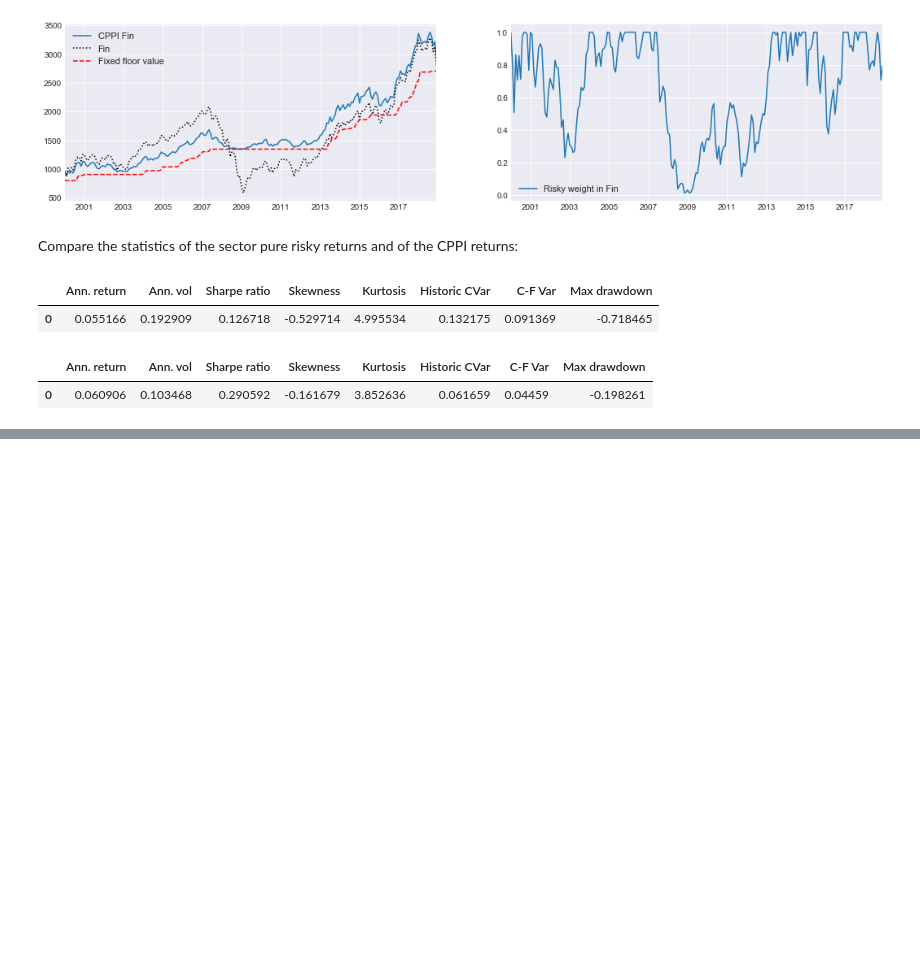
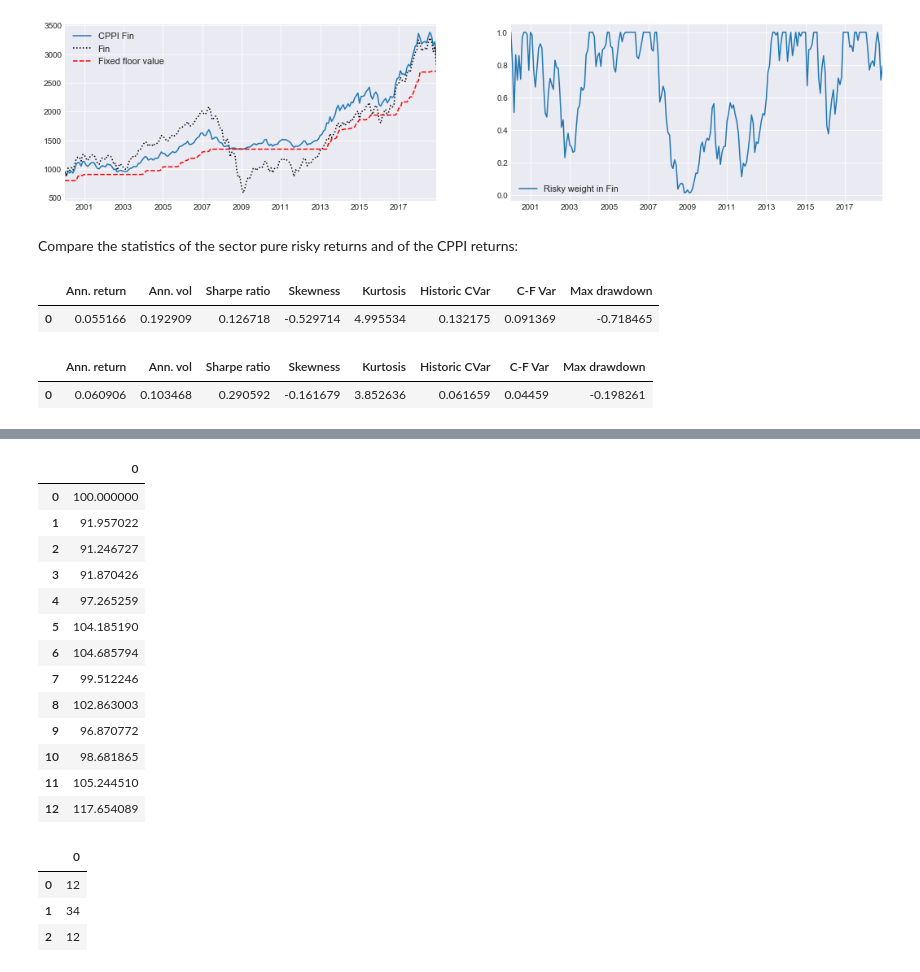
Before and after one commit to z4ir3/finance-courses, a Jupyter notebook: week-3.ipynb, the cells around one changed output, grey strips where cells are left out. Cells and saved outputs as stored; diff of their text form; code cells hidden in the pictures; blank space fills up the shorter version.

```diff
--- a/week-3.ipynb
+++ b/week-3.ipynb
@@ -657,0 +496,25 @@ which are required for the proper backtesting of insurance strategies.
+# %%
+prices
+# %% [output]
+|  | 0 |
+| 0 | 100.000000 |
+| 1 | 91.957022 |
+| 2 | 91.246727 |
+| 3 | 91.870426 |
+| 4 | 97.265259 |
+| 5 | 104.185190 |
+| 6 | 104.685794 |
+| 7 | 99.512246 |
+| 8 | 102.863003 |
+| 9 | 96.870772 |
+| 10 | 98.681865 |
+| 11 | 105.244510 |
+| 12 | 117.654089 |
+# %%
+df = pd.DataFrame([12, 34, 12])
+df
+# %% [output]
+|  | 0 |
+| 0 | 12 |
+| 1 | 34 |
+| 2 | 12 |
```
Also changed, not shown: parts of 34 cells of this notebook.
